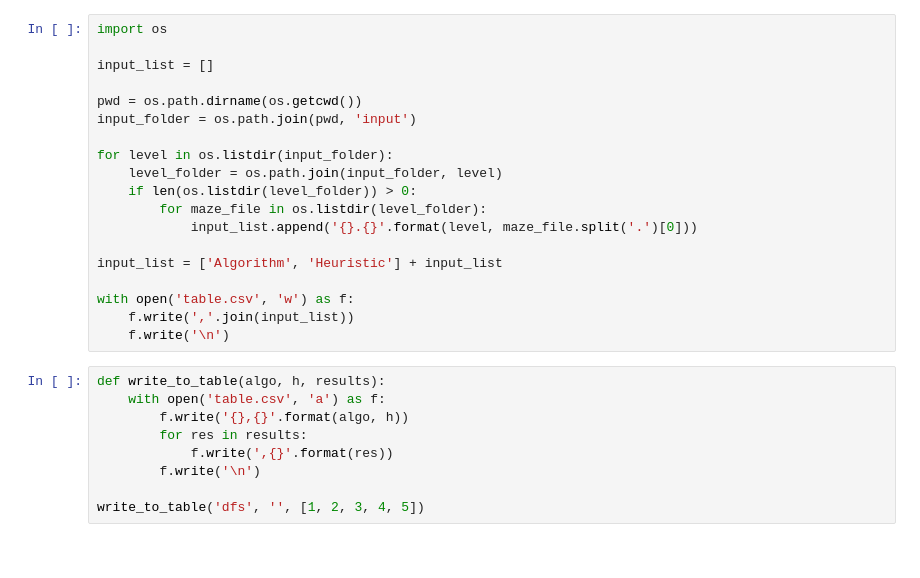
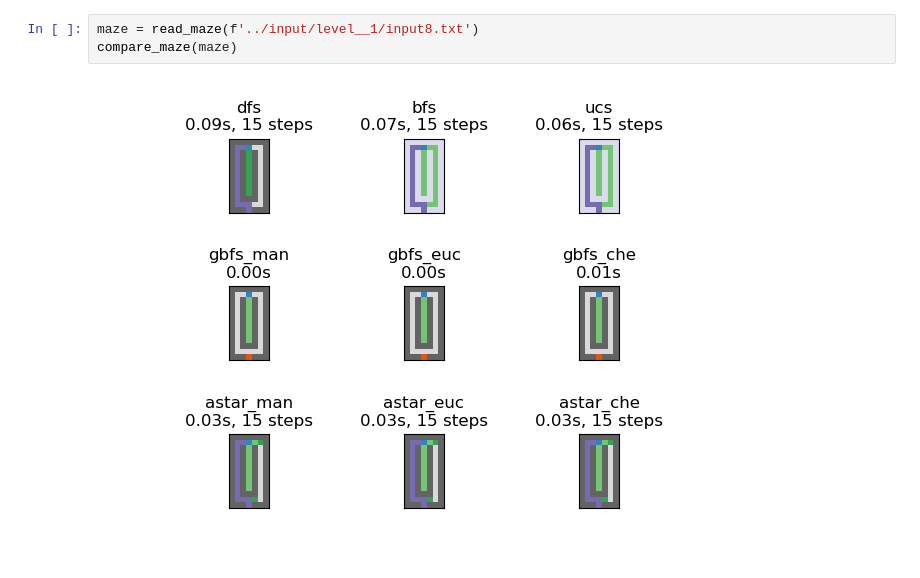
Before and after one commit to 20120088/SearchAlgo, a Jupyter notebook: source/draft.ipynb, the cells around one changed output. Cells and saved outputs as stored; diff of their text form.

```diff
--- a/source/draft.ipynb
+++ b/source/draft.ipynb
@@ -347,28 +367,5 @@ def save_cost(cost, folder_name, file_name):
-# %%
-import os
-
-input_list = []
-
-pwd = os.path.dirname(os.getcwd())
-input_folder = os.path.join(pwd, 'input')
-
-for level in os.listdir(input_folder):
-    level_folder = os.path.join(input_folder, level)
-    if len(os.listdir(level_folder)) > 0:
-        for maze_file in os.listdir(level_folder):
-            input_list.append('{}.{}'.format(level, maze_file.split('.')[0]))
-
-input_list = ['Algorithm', 'Heuristic'] + input_list
-
-with open('table.csv', 'w') as f:
-    f.write(','.join(input_list))
-    f.write('\n')
-# %%
-def write_to_table(algo, h, results):
-    with open('table.csv', 'a') as f:
-        f.write('{},{}'.format(algo, h))
-        for res in results:
-            f.write(',{}'.format(res))
-        f.write('\n')
-
-write_to_table('dfs', '', [1, 2, 3, 4, 5])
+# %%
+maze = read_maze(f'../input/level__1/input8.txt')
+compare_maze(maze)
+# %% [output]
+[figure, added]
```
Also changed, not shown: parts of 3 cells of this notebook, 1 other file.
